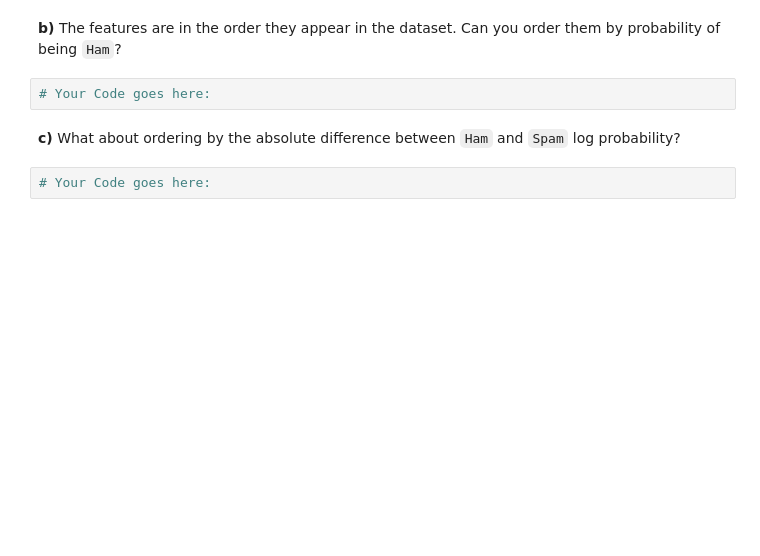
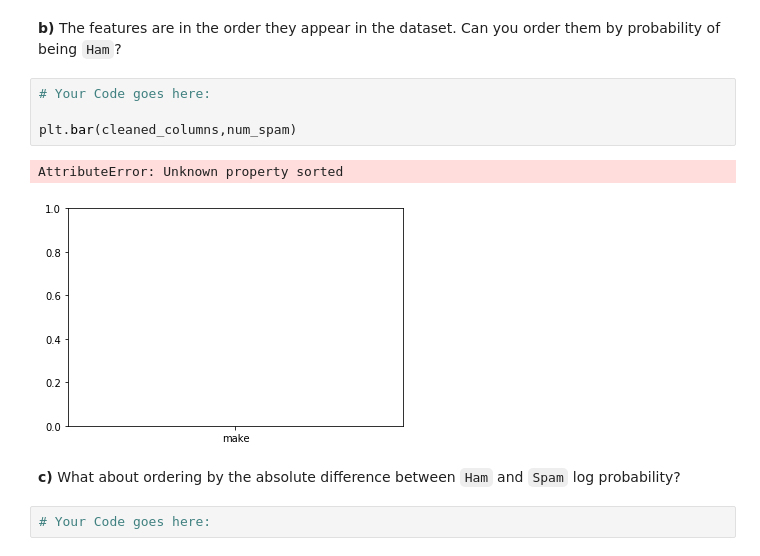
Before and after one commit to RJHughes/ML18, a Jupyter notebook: Labs/01 - Analysis and Visualisation.ipynb, the cells around one changed output. Cells and saved outputs as stored; diff of their text form; blank space fills up the shorter version.

```diff
--- a/Labs/01 - Analysis and Visualisation.ipynb
+++ b/Labs/01 - Analysis and Visualisation.ipynb
@@ -368,6 +498,11 @@ For the final part of this section we will now pretend we are spammers wishing t
 **b)** The features are in the order they appear in the dataset. Can you order them by probability of being `Ham`?
 # %%
 # Your Code goes here:
+
+plt.bar(cleaned_columns,num_spam)
+# %% [output]
+AttributeError: Unknown property sorted
+[figure, added]
 # %% [markdown]
 **c)** What about ordering by the absolute difference between `Ham` and `Spam` log probability?
 # %%
```
Also changed, not shown: parts of 22 cells of this notebook.
